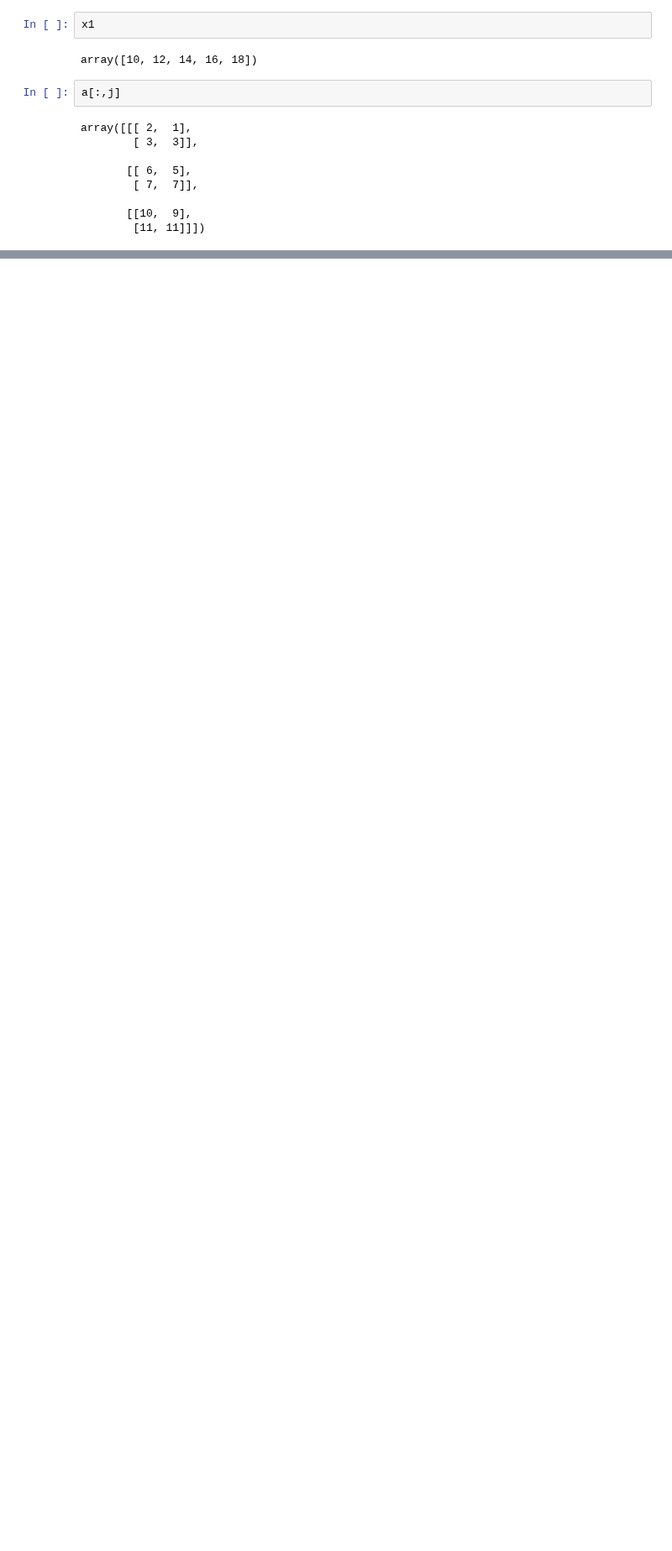
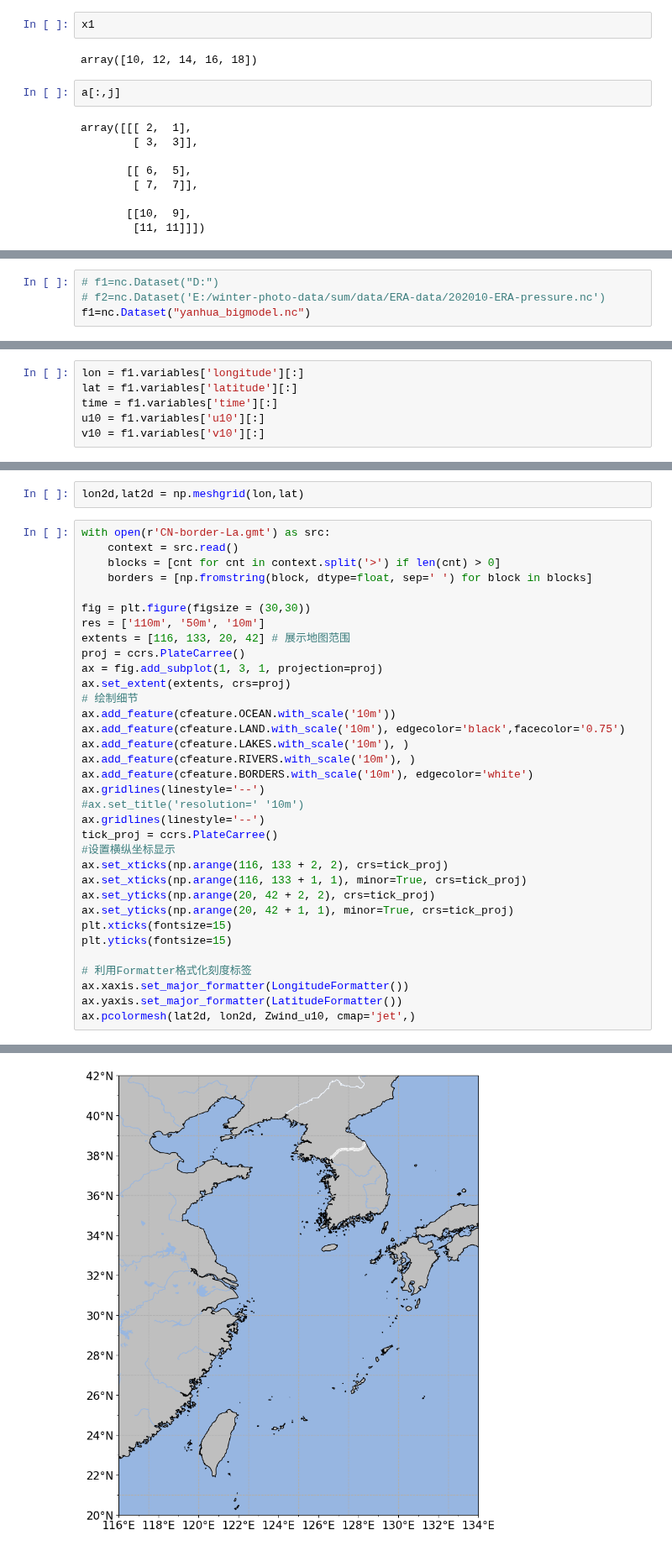
Before and after one commit to jackyvava/CodeWaveVegetation, a Jupyter notebook: code.ipynb, the cells around one changed output, grey strips where cells are left out. Shown at 84% size. Saved outputs shown, nothing was run; the diff lists cells and outputs as text; blank space fills up the shorter version.

```diff
--- a/code.ipynb
+++ b/code.ipynb
@@ -2032,0 +2047,4 @@ array([[[ 2,  1],
+# %%
+# f1=nc.Dataset("D:")
+# f2=nc.Dataset('E:/winter-photo-data/sum/data/ERA-data/202010-ERA-pressure.nc')
+f1=nc.Dataset("yanhua_bigmodel.nc")
@@ -2032,0 +2055,6 @@ array([[[ 2,  1],
+# %%
+lon = f1.variables['longitude'][:]
+lat = f1.variables['latitude'][:]
+time = f1.variables['time'][:]
+u10 = f1.variables['u10'][:]
+v10 = f1.variables['v10'][:]
@@ -2032,0 +2070,37 @@ array([[[ 2,  1],
+# %%
+lon2d,lat2d = np.meshgrid(lon,lat)
+# %%
+with open(r'CN-border-La.gmt') as src:
+    context = src.read()
+    blocks = [cnt for cnt in context.split('>') if len(cnt) > 0]
+    borders = [np.fromstring(block, dtype=float, sep=' ') for block in blocks]
+
+fig = plt.figure(figsize = (30,30))
+res = ['110m', '50m', '10m']
+extents = [116, 133, 20, 42] # 展示地图范围
+proj = ccrs.PlateCarree()
+ax = fig.add_subplot(1, 3, 1, projection=proj)
+ax.set_extent(extents, crs=proj)
+# 绘制细节
+ax.add_feature(cfeature.OCEAN.with_scale('10m'))
+ax.add_feature(cfeature.LAND.with_scale('10m'), edgecolor='black',facecolor='0.75')
+ax.add_feature(cfeature.LAKES.with_scale('10m'), )
+ax.add_feature(cfeature.RIVERS.with_scale('10m'), )
+ax.add_feature(cfeature.BORDERS.with_scale('10m'), edgecolor='white')
+ax.gridlines(linestyle='--')
+#ax.set_title('resolution=' '10m')
+ax.gridlines(linestyle='--')
+tick_proj = ccrs.PlateCarree()
+#设置横纵坐标显示
+ax.set_xticks(np.arange(116, 133 + 2, 2), crs=tick_proj)
+ax.set_xticks(np.arange(116, 133 + 1, 1), minor=True, crs=tick_proj)
+ax.set_yticks(np.arange(20, 42 + 2, 2), crs=tick_proj)
+ax.set_yticks(np.arange(20, 42 + 1, 1), minor=True, crs=tick_proj)
+plt.xticks(fontsize=15)
+plt.yticks(fontsize=15)
+
+# 利用Formatter格式化刻度标签
+ax.xaxis.set_major_formatter(LongitudeFormatter())
+ax.yaxis.set_major_formatter(LatitudeFormatter())
+ax.pcolormesh(lat2d, lon2d, Zwind_u10, cmap='jet',)
+# %% [output]
@@ -2032,0 +2108 @@ array([[[ 2,  1],
+[figure, added]
```
Also changed, not shown: parts of 44 cells of this notebook, 14 other files.
